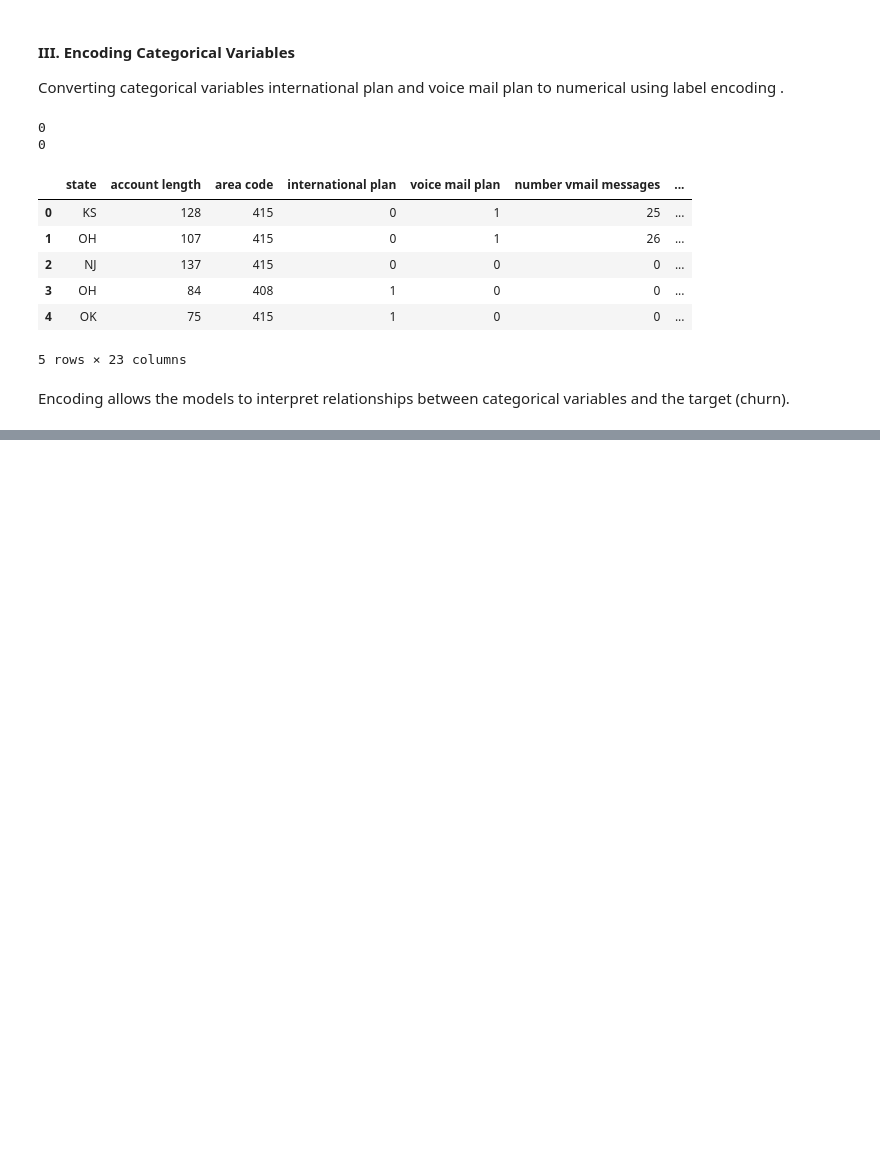
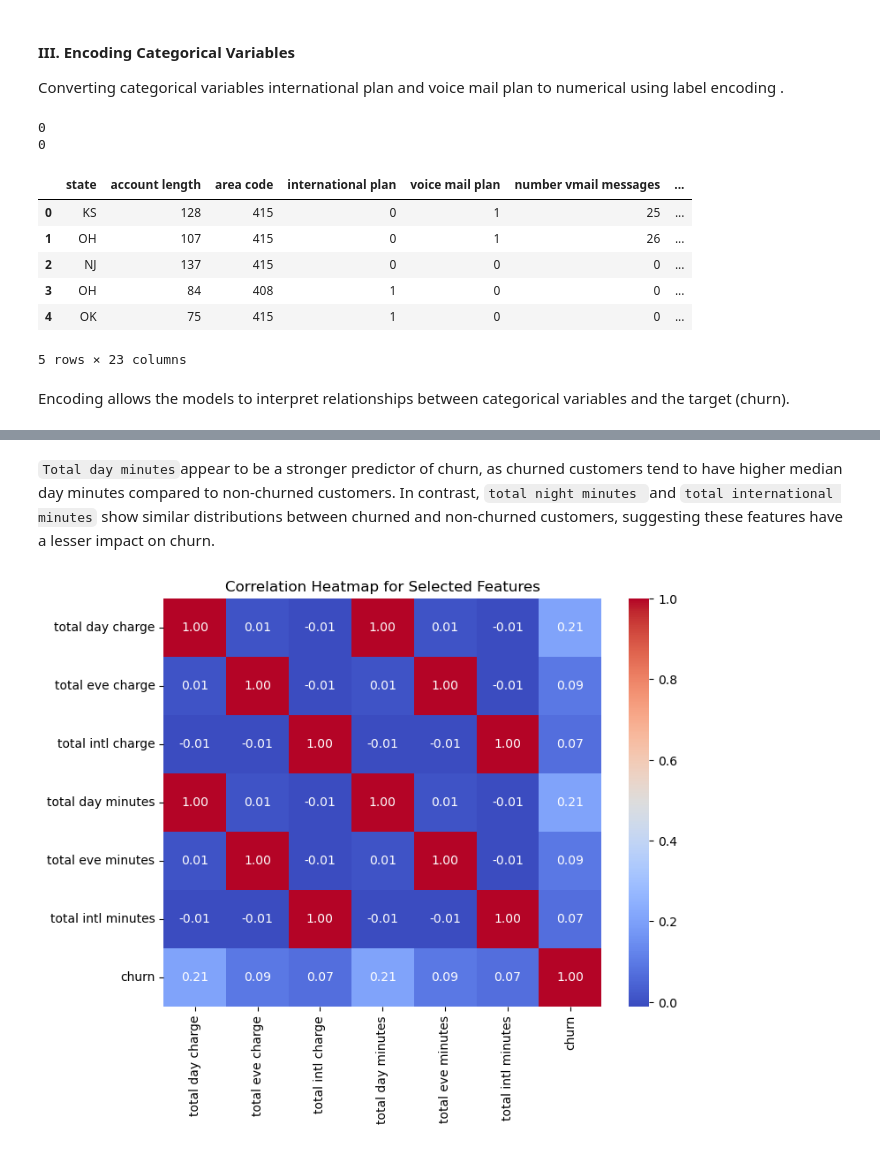
Before and after one commit to Calebmanju/phase-3---Telcom---Churn---Prediction, a Jupyter notebook: phase 3.ipynb, the cells around one changed output, grey strips where cells are left out. Saved outputs shown, nothing was run; the diff lists cells and outputs as text; code cells hidden in the pictures; blank space fills up the shorter version.

```diff
--- a/phase 3.ipynb
+++ b/phase 3.ipynb
@@ -220,0 +296,21 @@ df.head()
+# %% [markdown]
+`Total day minutes`appear to be a stronger predictor of churn, as churned customers tend to have higher median day minutes compared to non-churned customers. In contrast, `total night minutes `and `total international minutes` show similar distributions between churned and non-churned customers, suggesting these features have a lesser impact on churn.
+# %%
+import seaborn as sns
+import matplotlib.pyplot as plt
+
+# Select features of interest
+features_of_interest = ['total day charge', 'total eve charge', 'total intl charge',
+                        'total day minutes', 'total eve minutes', 'total intl minutes',
+                        'churn']
+
+# Compute correlation matrix for selected features
+correlation_matrix = df[features_of_interest].corr()
+
+# Plot heatmap
+plt.figure(figsize=(8, 6))
+sns.heatmap(correlation_matrix, annot=True, fmt='.2f', cmap='coolwarm', cbar=True)
+plt.title('Correlation Heatmap for Selected Features')
+plt.show()
+# %% [output]
+[figure, added]
```
Also changed, not shown: parts of 10 cells of this notebook.
